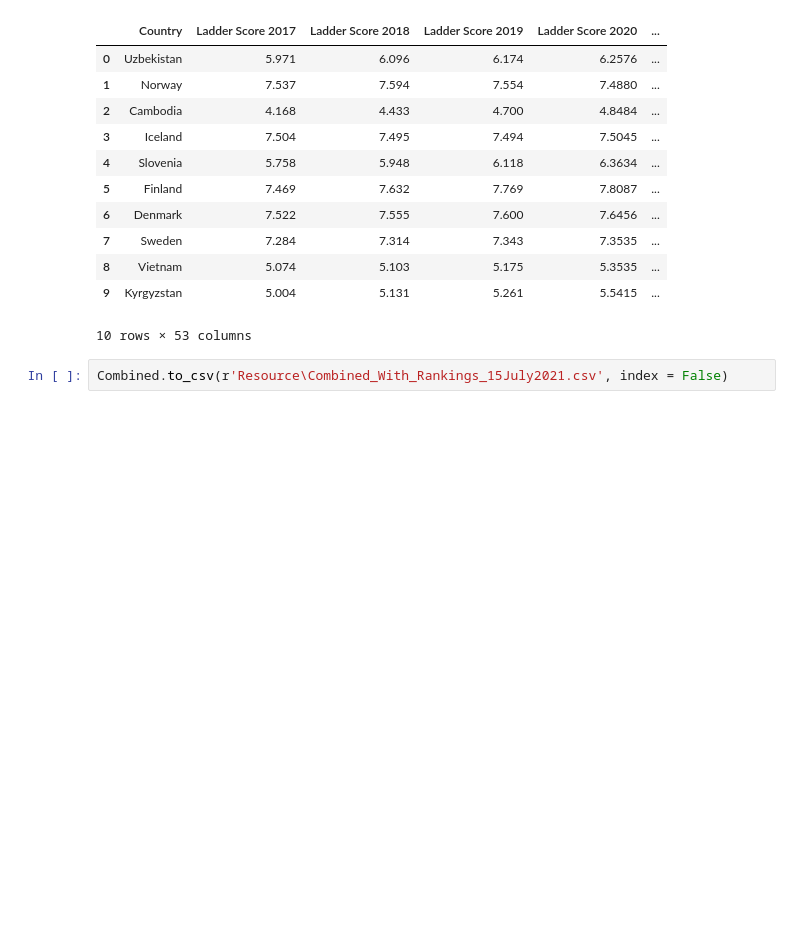
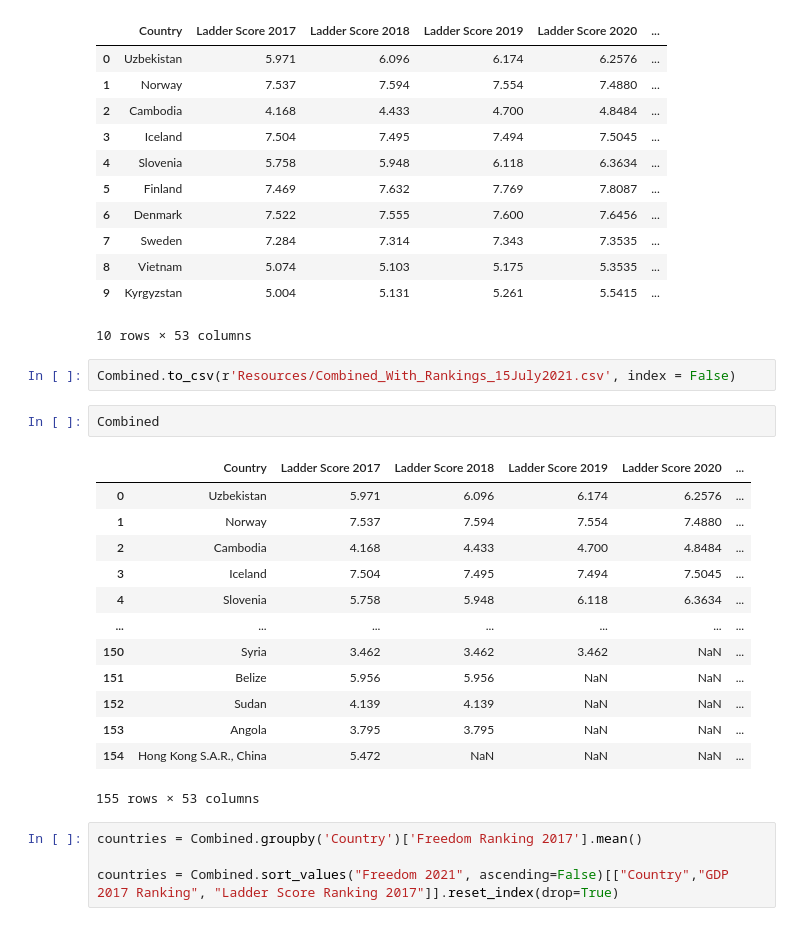
Before and after one commit to Ryan-Malin/TeamHappinessMain, a Jupyter notebook: RyanFromRamya.ipynb, the cells around one changed output. Cells and saved outputs as stored; diff of their text form; blank space fills up the shorter version.

Commit message:
16 July 2021

```diff
--- a/RyanFromRamya.ipynb
+++ b/RyanFromRamya.ipynb
@@ -568,4 +568,24 @@ Combined.head(10)
 | 9 | Kyrgyzstan | 5.004 | 5.131 | 5.261 | 5.5415 | ... |
 10 rows × 53 columns
 # %%
-Combined.to_csv(r'Resource\Combined_With_Rankings_15July2021.csv', index = False)
+Combined.to_csv(r'Resources/Combined_With_Rankings_15July2021.csv', index = False)
+# %%
+Combined
+# %% [output]
+|  | Country | Ladder Score 2017 | Ladder Score 2018 | Ladder Score 2019 | Ladder Score 2020 | ... |
+| 0 | Uzbekistan | 5.971 | 6.096 | 6.174 | 6.2576 | ... |
+| 1 | Norway | 7.537 | 7.594 | 7.554 | 7.4880 | ... |
+| 2 | Cambodia | 4.168 | 4.433 | 4.700 | 4.8484 | ... |
+| 3 | Iceland | 7.504 | 7.495 | 7.494 | 7.5045 | ... |
+| 4 | Slovenia | 5.758 | 5.948 | 6.118 | 6.3634 | ... |
+| ... | ... | ... | ... | ... | ... | ... |
+| 150 | Syria | 3.462 | 3.462 | 3.462 | NaN | ... |
+| 151 | Belize | 5.956 | 5.956 | NaN | NaN | ... |
+| 152 | Sudan | 4.139 | 4.139 | NaN | NaN | ... |
+| 153 | Angola | 3.795 | 3.795 | NaN | NaN | ... |
+| 154 | Hong Kong S.A.R., China | 5.472 | NaN | NaN | NaN | ... |
+155 rows × 53 columns
+# %%
+countries = Combined.groupby('Country')['Freedom Ranking 2017'].mean()
+
+countries = Combined.sort_values("Freedom 2021", ascending=False)[["Country","GDP 2017 Ranking", "Ladder Score Ranking 2017"]].reset_index(drop=True)
```
Also changed, not shown: parts of 2 cells of this notebook, 8 other files.
